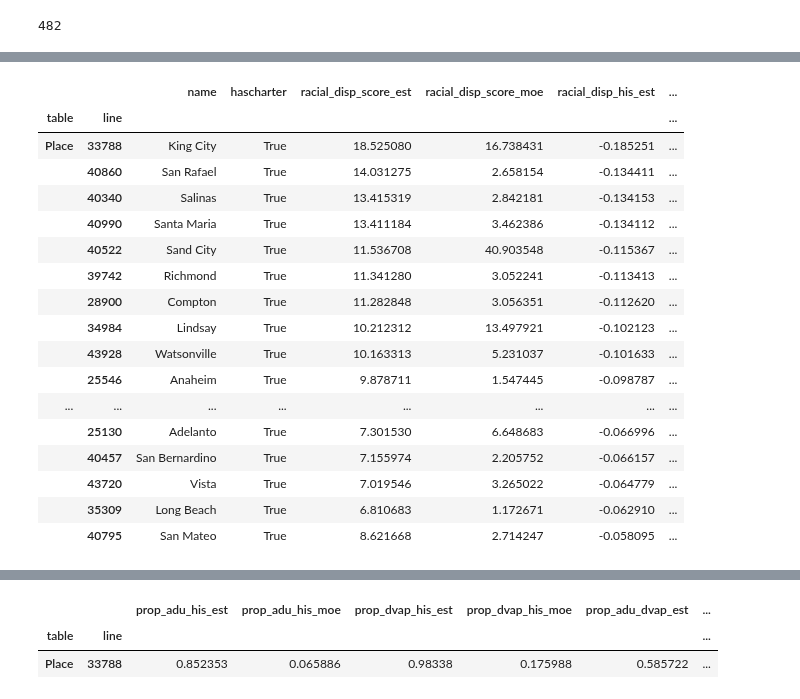
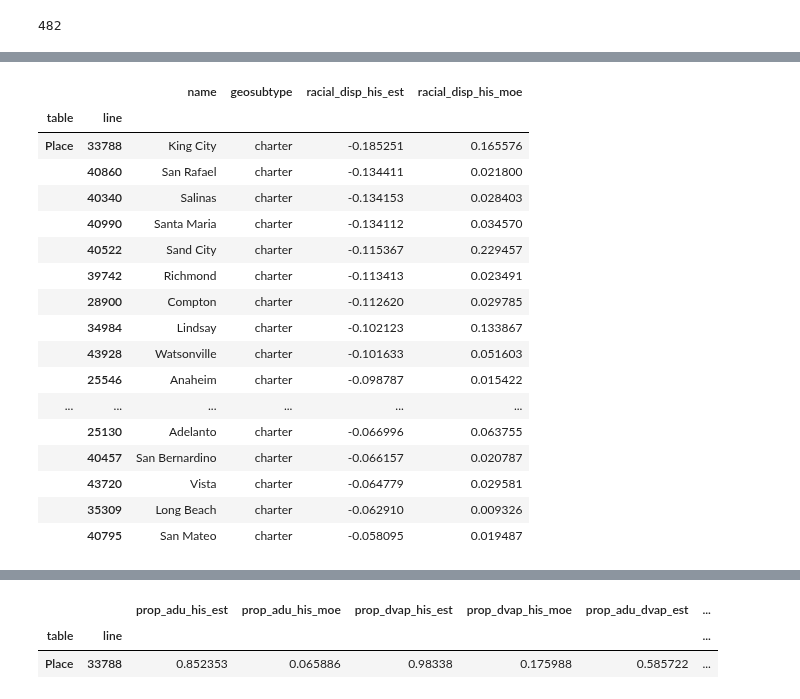
Before and after one commit to ic-institute/democracy-deserts, a Jupyter notebook: notebooks/build-ca-city-data.ipynb, the cells around one changed output, grey strips where cells are left out. Drawn from its saved outputs; the diff is of its cells as text; code cells hidden in the pictures.

Commit message:
replace hascharter column with geosubtype

```diff
--- a/notebooks/build-ca-city-data.ipynb
+++ b/notebooks/build-ca-city-data.ipynb
@@ -24,7 +24,8 @@ len(df)
 # %%
 # add charter city data
 charter_cities = load_charter_cities()
-df['hascharter'] = df['name'].isin(charter_cities)
+df['geosubtype'] = 'general law'
+df.loc[df['name'].isin(charter_cities), 'geosubtype'] = 'charter'
 # %%
 # add stat columns and sort
 add_all_stat_columns(df)
@@ -48,25 +49,25 @@ df
 # %%
 df.to_csv('output/ca-cities.csv')
 # %%
-dg = df[['name', 'hascharter', 'racial_disp_score_est', 'racial_disp_score_moe', 'racial_disp_his_est', 'racial_disp_his_moe']]
-dg[dg['hascharter']].sort_values(by=['racial_disp_his_est'])[:30]
+dg = df[['name', 'geosubtype', 'racial_disp_his_est', 'racial_disp_his_moe']]
+dg[dg['geosubtype'] == 'charter'].sort_values(by=['racial_disp_his_est'])[:30]
 # %% [output]
-|  |  | name | hascharter | racial_disp_score_est | racial_disp_score_moe | racial_disp_his_est | ... |
-| table | line |  |  |  |  |  | ... |
-| Place | 33788 | King City | True | 18.525080 | 16.738431 | -0.185251 | ... |
-|  | 40860 | San Rafael | True | 14.031275 | 2.658154 | -0.134411 | ... |
-|  | 40340 | Salinas | True | 13.415319 | 2.842181 | -0.134153 | ... |
-|  | 40990 | Santa Maria | True | 13.411184 | 3.462386 | -0.134112 | ... |
-|  | 40522 | Sand City | True | 11.536708 | 40.903548 | -0.115367 | ... |
-|  | 39742 | Richmond | True | 11.341280 | 3.052241 | -0.113413 | ... |
-|  | 28900 | Compton | True | 11.282848 | 3.056351 | -0.112620 | ... |
-|  | 34984 | Lindsay | True | 10.212312 | 13.497921 | -0.102123 | ... |
-|  | 43928 | Watsonville | True | 10.163313 | 5.231037 | -0.101633 | ... |
-|  | 25546 | Anaheim | True | 9.878711 | 1.547445 | -0.098787 | ... |
-| ... | ... | ... | ... | ... | ... | ... | ... |
-|  | 25130 | Adelanto | True | 7.301530 | 6.648683 | -0.066996 | ... |
-|  | 40457 | San Bernardino | True | 7.155974 | 2.205752 | -0.066157 | ... |
-|  | 43720 | Vista | True | 7.019546 | 3.265022 | -0.064779 | ... |
-|  | 35309 | Long Beach | True | 6.810683 | 1.172671 | -0.062910 | ... |
-|  | 40795 | San Mateo | True | 8.621668 | 2.714247 | -0.058095 | ... |
+|  |  | name | geosubtype | racial_disp_his_est | racial_disp_his_moe |
+| table | line |  |  |  |  |
+| Place | 33788 | King City | charter | -0.185251 | 0.165576 |
+|  | 40860 | San Rafael | charter | -0.134411 | 0.021800 |
+|  | 40340 | Salinas | charter | -0.134153 | 0.028403 |
+|  | 40990 | Santa Maria | charter | -0.134112 | 0.034570 |
+|  | 40522 | Sand City | charter | -0.115367 | 0.229457 |
+|  | 39742 | Richmond | charter | -0.113413 | 0.023491 |
+|  | 28900 | Compton | charter | -0.112620 | 0.029785 |
+|  | 34984 | Lindsay | charter | -0.102123 | 0.133867 |
+|  | 43928 | Watsonville | charter | -0.101633 | 0.051603 |
+|  | 25546 | Anaheim | charter | -0.098787 | 0.015422 |
+| ... | ... | ... | ... | ... | ... |
+|  | 25130 | Adelanto | charter | -0.066996 | 0.063755 |
+|  | 40457 | San Bernardino | charter | -0.066157 | 0.020787 |
+|  | 43720 | Vista | charter | -0.064779 | 0.029581 |
+|  | 35309 | Long Beach | charter | -0.062910 | 0.009326 |
+|  | 40795 | San Mateo | charter | -0.058095 | 0.019487 |
 # %%
```
Also changed, not shown: parts of 3 cells of this notebook, 1 other file.
